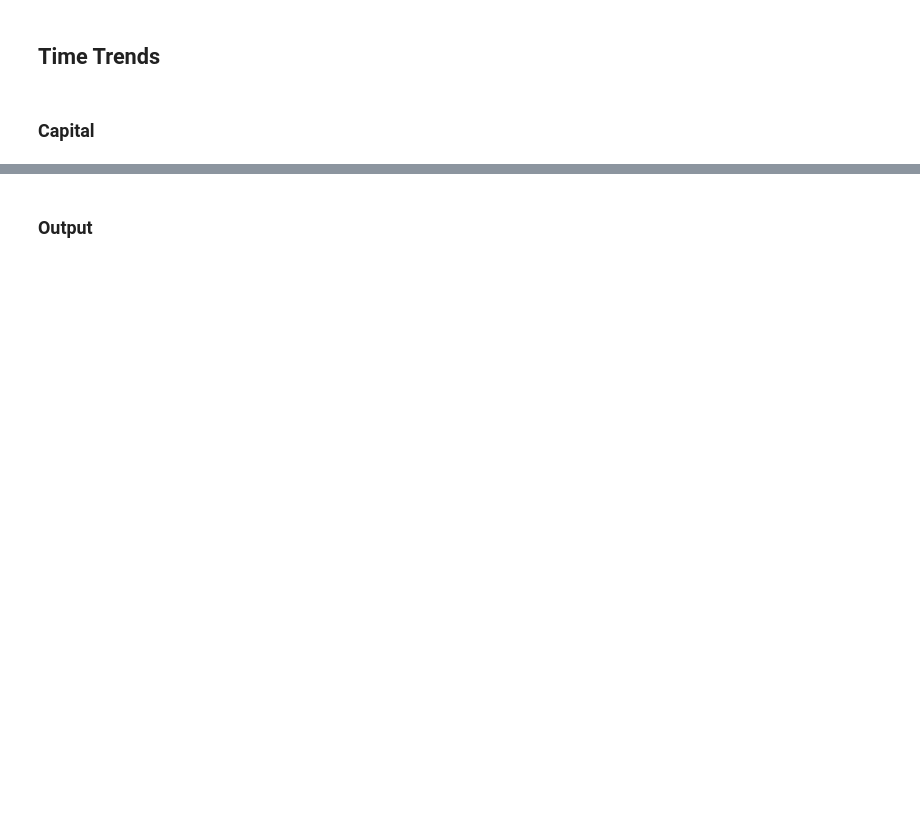
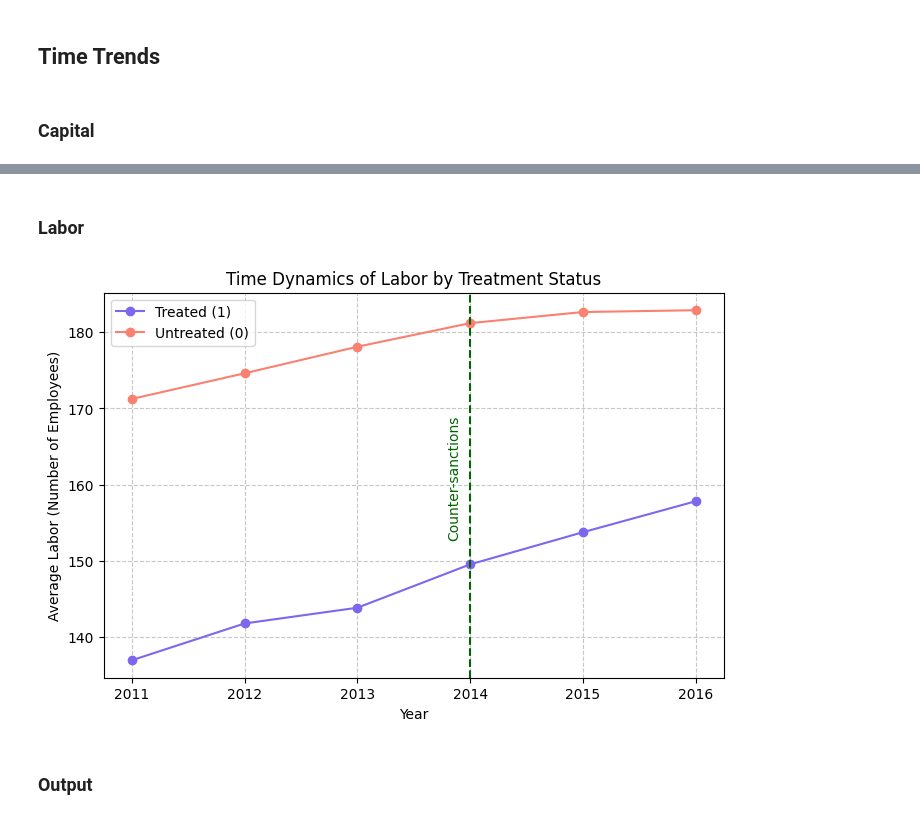
Before and after one commit to Nick-Pupkin/Master_Thesis, a Jupyter notebook: Data_Description.ipynb, the cells around one changed output, grey strips where cells are left out. Cells and saved outputs as stored; diff of their text form; code cells hidden in the pictures; blank space fills up the shorter version.

```diff
--- a/Data_Description.ipynb
+++ b/Data_Description.ipynb
@@ -186,3 +217,49 @@ plt.show()
+# %% [markdown]
+### Labor
+# %%
+# Group data by year and treatment status, computing mean Labor
+labor_dynamics = balanced_df.groupby(['Year', 'Treated_d'])['Labor'].mean().reset_index()
+
+# Create the plot
+plt.figure(figsize=(8, 5))
+
+# Define color mapping
+colors = {1: 'mediumslateblue', 0: 'salmon'}
+
+# Plot treated group
+treated_plot, = plt.plot(labor_dynamics[labor_dynamics['Treated_d'] == 1]['Year'],
+                         labor_dynamics[labor_dynamics['Treated_d'] == 1]['Labor'],
+                         color=colors[1], marker='o', linestyle='-', label='Treated (1)')
+
+# Plot untreated group
+untreated_plot, = plt.plot(labor_dynamics[labor_dynamics['Treated_d'] == 0]['Year'],
+                           labor_dynamics[labor_dynamics['Treated_d'] == 0]['Labor'],
+                           color=colors[0], marker='o', linestyle='-', label='Untreated (0)')
+
+# Add vertical dashed line for 2014 in dark green
+plt.axvline(x=2014, color='darkgreen', linestyle='--', linewidth=1.5)
+
+# Add rotated text label to the left of the line
+plt.text(2013.8, labor_dynamics['Labor'].max() * 0.88, "Counter-sanctions",
+         rotation=90, verticalalignment='center', fontsize=10, color='darkgreen')
+
+# Labels and title
+plt.xlabel("Year")
+plt.ylabel("Average Labor (Number of Employees)")
+plt.title("Time Dynamics of Labor by Treatment Status")
+plt.grid(True, linestyle='--', alpha=0.7)
+
+# Fix legend (remove title)
+plt.legend(handles=[treated_plot, untreated_plot])
+
+# Save the plot
+image_path = f"{output_dir}/labor_time_dynamics.png"
+plt.savefig(image_path, dpi=1000, bbox_inches='tight')
+
+# Show the plot
+plt.show()
+# %% [output]
+[figure, added]
 # %% [markdown]
 ### Output
 # %%
```
Also changed, not shown: parts of 8 cells of this notebook, 5 other files.
